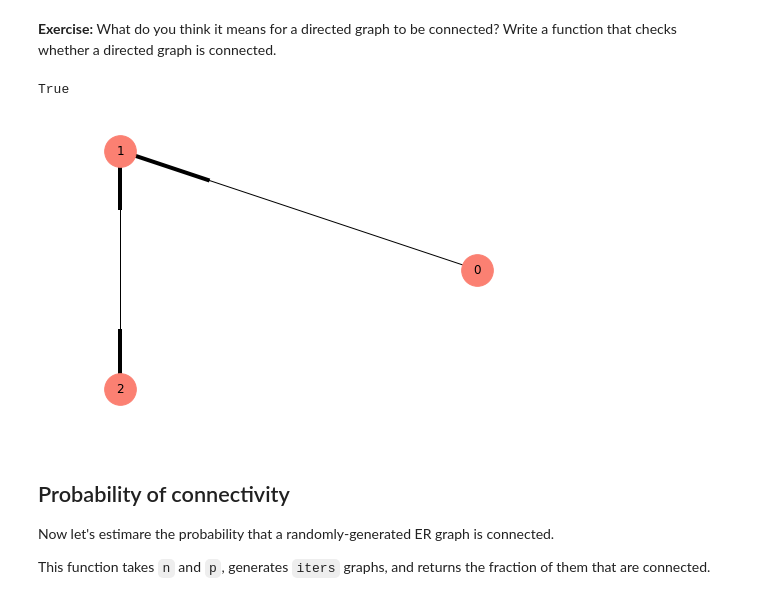
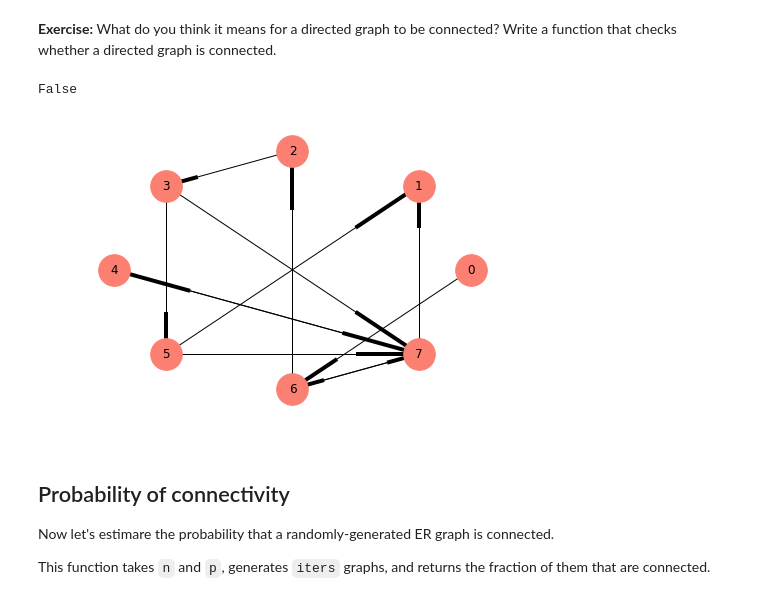
Before and after one commit to mpbrucker/ThinkComplexity2, a Jupyter notebook: code/chap02mine.ipynb, the cells around one changed output. Cells and saved outputs as stored; diff of their text form; code cells hidden in the pictures.

```diff
--- a/code/chap02mine.ipynb
+++ b/code/chap02mine.ipynb
@@ -305,34 +305,50 @@ False
 # %% [markdown]
 **Exercise:** What do you think it means for a directed graph to be connected?  Write a function that checks whether a directed graph is connected.
 # %%
+# Makes random pairs of directed edges between nodes
 def random_pairs_dir(nodes, p):
     for i, u in enumerate(nodes):
         for j, v in enumerate(nodes):
-            if i != j and flip(p):
+            if i != j and flip(p): # This is different from undirected graphs because the edges can go both ways
                 yield u, v
 
+# Makes a directed random graph
 def make_random_graph_dir(n, p):
     G = nx.DiGraph()
     nodes = range(n)
     edges = random_pairs_dir(nodes, p)
     G.add_nodes_from(nodes)
     G.add_edges_from(edges)
     return G
 
-def reachable_nodes_strong(G):
-    for node in G.
+"""
+Strong connectivity in a directed graph means that every node must be reachable from every other node.
+Thus, instead of starting from an arbitrary node, we must check the path from every single node.
+"""
+def is_connected_strong(G):
+    for start_node in G.nodes_iter(): # Iterate through every node of the graph
+        seen = set()
+        stack = [start_node]
+        while stack:
+            node = stack.pop()
+            if node not in seen:
+                seen.add(node)
+                stack.extend(G.neighbors(node))
+        if len(seen) != len(G): # If this given node isn't capable of reaching all other nodes
+            return False
+    return True # If we iterate through every node and it's
 
 
-test = make_random_graph_dir(3, .5)
-print(is_connected(test))
+test = make_random_graph_dir(8, .3)
+print(is_connected_strong(test))
 
 nx.draw_circular(test,
                  node_color=COLORS[3],
                  node_size=1000,
                  with_labels=True)
 # %% [output]
-True
+False
-[figure, old version]
+[figure, new version]
 # %% [markdown]
 ## Probability of connectivity
 
```
Also changed, not shown: parts of 30 cells of this notebook.
